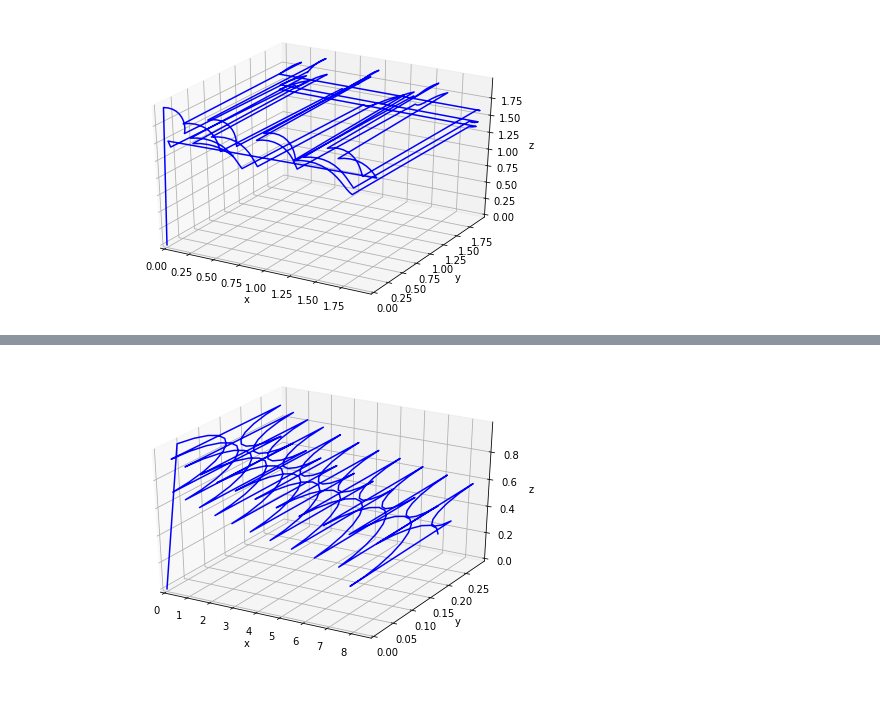
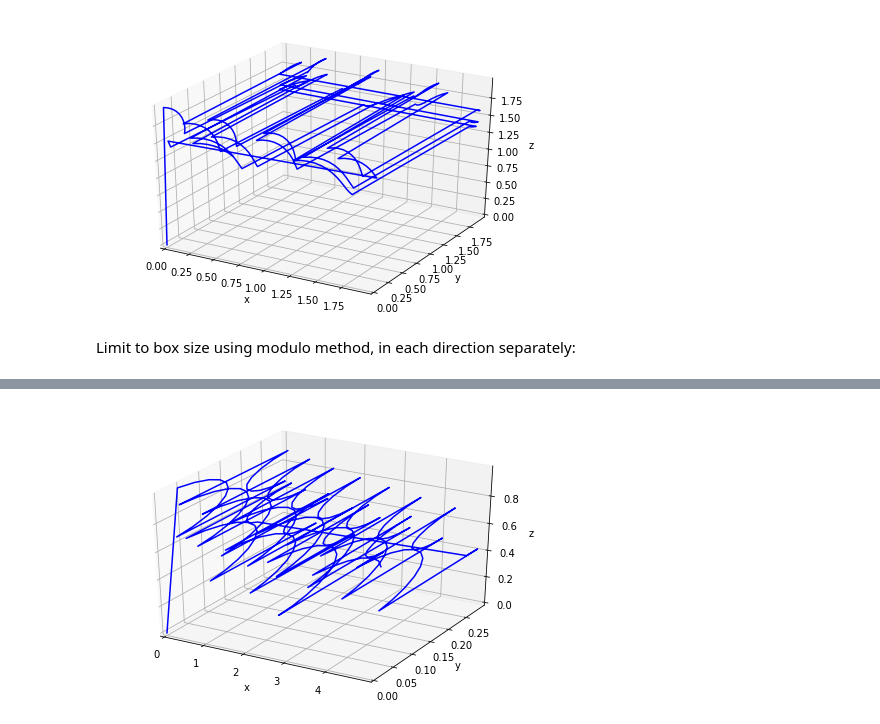
Before and after one commit to sgango/Y1-Project, a Jupyter notebook: ntbks/5_periodic_bc/periodic_bc.ipynb, the cells around one changed output, grey strips where cells are left out. Drawn from its saved outputs; the diff is of its cells as text; code cells hidden in the pictures; blank space fills up the shorter version.

```diff
--- a/ntbks/5_periodic_bc/periodic_bc.ipynb
+++ b/ntbks/5_periodic_bc/periodic_bc.ipynb
@@ -396,6 +406,8 @@ HTML(animation.to_html5_video())
 # %% [output]
 [interactive output not drawn]
 [figure]
+# %% [markdown]
+Limit to box size using modulo method, in each direction separately:
 # %%
 """
 Adding periodic boundary conditions
@@ -417,7 +429,7 @@ E = [0.1, 0.5, 0]  # electric field
 q, m = 2, 0.7  # charge, mass
 h = 0.02  # step size
 end = 5  # t-value to stop integration
-size = [10,0.3,1]  # simulation dimensions
+size = [5,0.3,1]  # simulation dimensions
 
 def lorentz(vel):  # returns acceleration
     return (q/m)*(E+np.cross(vel, B))
@@ -458,31 +470,31 @@ def rk4(func, init1, init2, h, end):
 
         new_r[0] = new_r[0] % size[0]
         new_r[1] = new_r[1] % size[1]
         new_r[2] = new_r[2] % size[2]
 
         r[:,i+1] = new_r
         v[:,i+1] = new_v
     return r
 
 r = rk4(lorentz, r0, v0, h, end)
 
 fig = plt.figure()
 camera = Camera(fig)  # set up the 'camera' on the figure
 ax = Axes3D(fig)
 ax.set_xlabel('x')
 ax.set_ylabel('y')
 ax.set_zlabel('z')
 ax.set_xlim3d(np.amin(r[0]), np.amax(r[0]))  # auto-scale axes
 ax.set_ylim3d(np.amin(r[1]), np.amax(r[1]))
 ax.set_zlim3d(np.amin(r[2]), np.amax(r[2]))
 
 for i in range(r.shape[1]):
     # plot data up to ith column and take snapshot
     ax.plot3D(r[0, :i], r[1, :i], r[2, :i], color='blue')
     camera.snap()
 
 animation = camera.animate(interval=20, blit=True)
 HTML(animation.to_html5_video())
 # %% [output]
 [interactive output not drawn]
-[figure, old version]
+[figure, new version]
```
Also changed, not shown: parts of 8 cells of this notebook.
